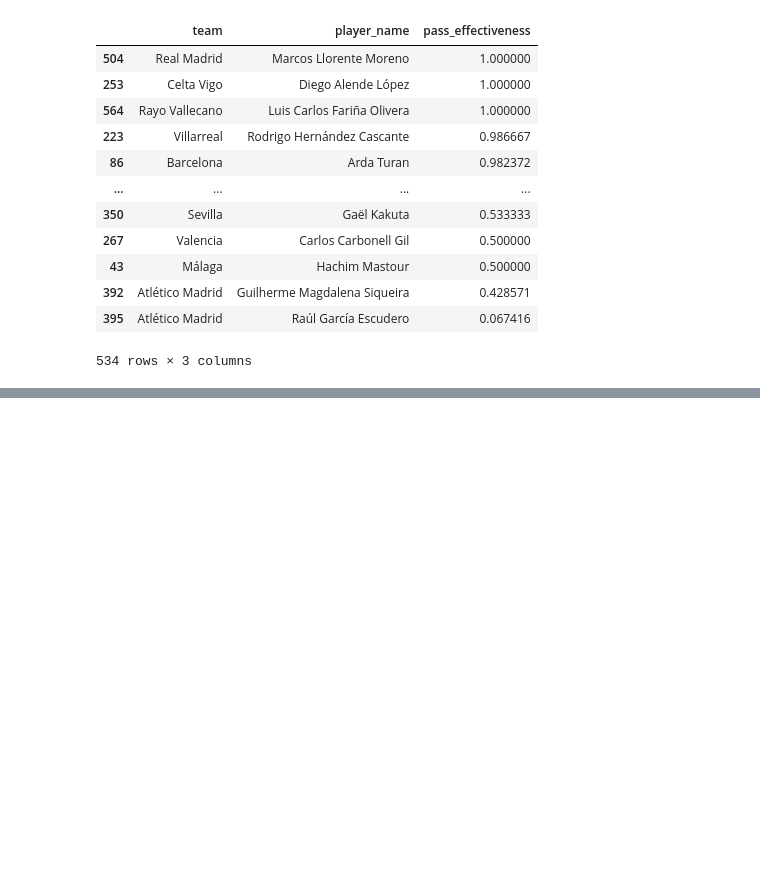
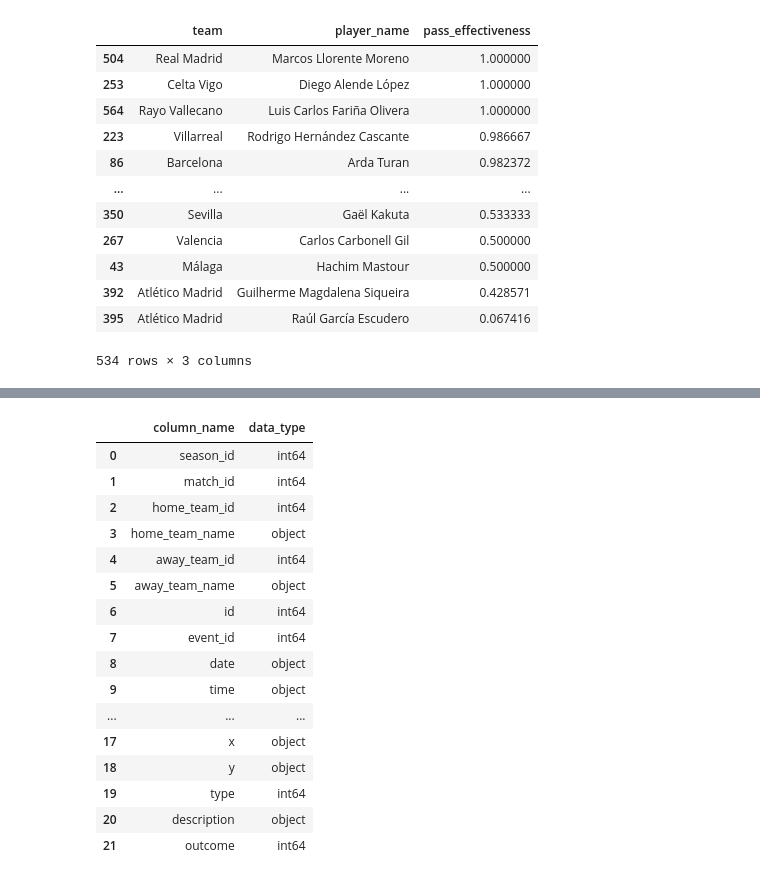
Before and after one commit to luisalawson/proyecto-TD8, a Jupyter notebook: PSLintento.ipynb, the cells around one changed output, grey strips where cells are left out. Cells and saved outputs as stored; diff of their text form; code cells hidden in the pictures; blank space fills up the shorter version.

```diff
--- a/PSLintento.ipynb
+++ b/PSLintento.ipynb
@@ -209,0 +242,20 @@ df_pass_effectiveness_sorted[(df_pass_effectiveness_sorted['pass_effectiveness']
+# %%
+df_prop
+# %% [output]
+|  | column_name | data_type |
+| 0 | season_id | int64 |
+| 1 | match_id | int64 |
+| 2 | home_team_id | int64 |
+| 3 | home_team_name | object |
+| 4 | away_team_id | int64 |
+| 5 | away_team_name | object |
+| 6 | id | int64 |
+| 7 | event_id | int64 |
+| 8 | date | object |
+| 9 | time | object |
+| ... | ... | ... |
+| 17 | x | object |
+| 18 | y | object |
+| 19 | type | int64 |
+| 20 | description | object |
+| 21 | outcome | int64 |
```
Also changed, not shown: parts of 24 cells of this notebook.
